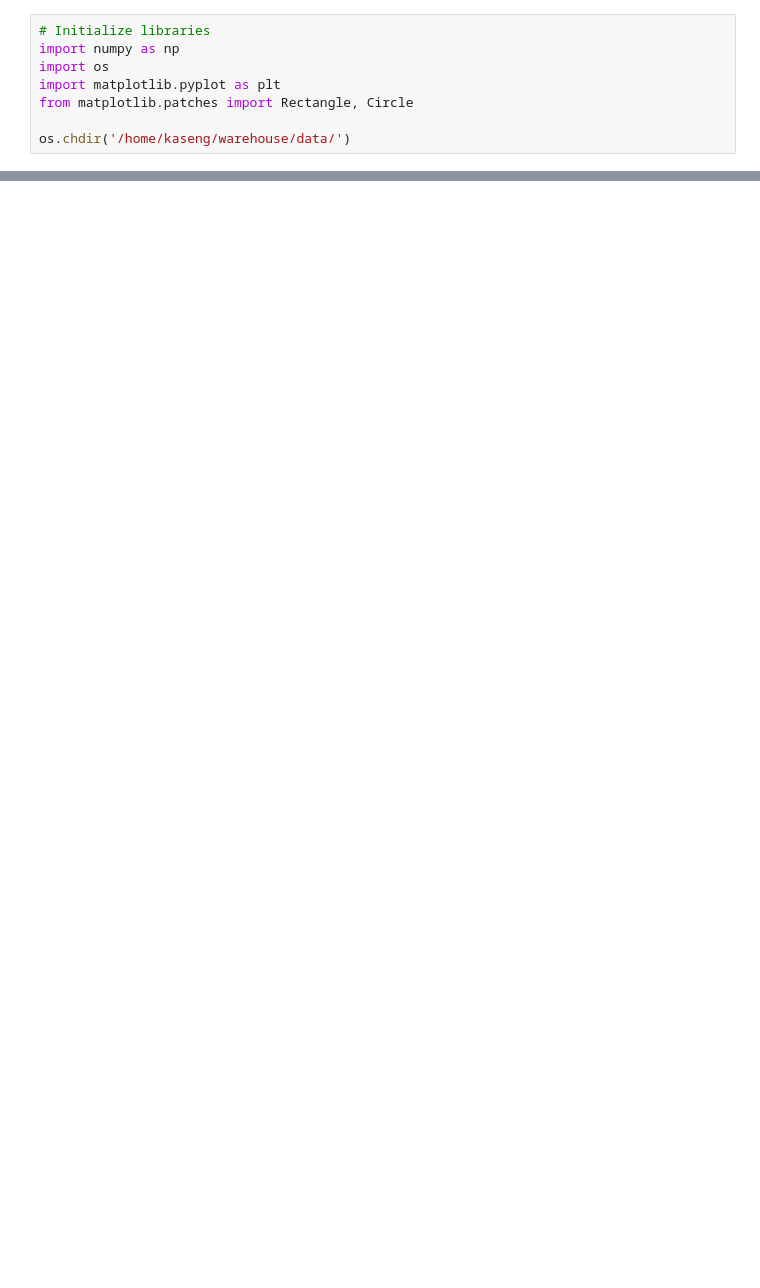
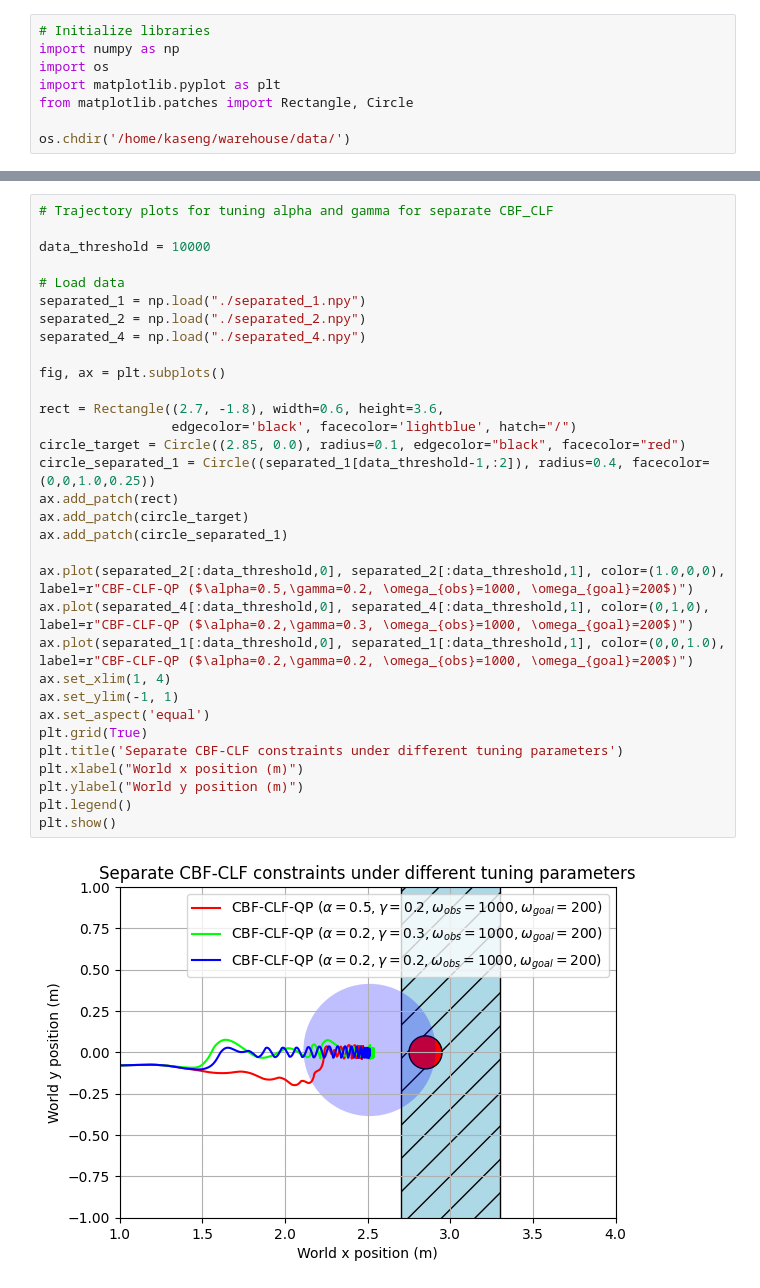
Before and after one commit to famsvip/Robot-Navigation-Collision-Avoidance-, a Jupyter notebook: data/plotting.ipynb, the cells around one changed output, grey strips where cells are left out. Cells and saved outputs as stored; diff of their text form; blank space fills up the shorter version.

```diff
--- a/data/plotting.ipynb
+++ b/data/plotting.ipynb
@@ -107,0 +109,34 @@ plt.show()
+# %%
+# Trajectory plots for tuning alpha and gamma for separate CBF_CLF
+
+data_threshold = 10000
+
+# Load data
+separated_1 = np.load("./separated_1.npy")
+separated_2 = np.load("./separated_2.npy")
+separated_4 = np.load("./separated_4.npy")
+
+fig, ax = plt.subplots()
+
+rect = Rectangle((2.7, -1.8), width=0.6, height=3.6,
+                 edgecolor='black', facecolor='lightblue', hatch="/")
+circle_target = Circle((2.85, 0.0), radius=0.1, edgecolor="black", facecolor="red")
+circle_separated_1 = Circle((separated_1[data_threshold-1,:2]), radius=0.4, facecolor=(0,0,1.0,0.25))
+ax.add_patch(rect)
+ax.add_patch(circle_target)
+ax.add_patch(circle_separated_1)
+
+ax.plot(separated_2[:data_threshold,0], separated_2[:data_threshold,1], color=(1.0,0,0), label=r"CBF-CLF-QP ($\alpha=0.5,\gamma=0.2, \omega_{obs}=1000, \omega_{goal}=200$)")
+ax.plot(separated_4[:data_threshold,0], separated_4[:data_threshold,1], color=(0,1,0), label=r"CBF-CLF-QP ($\alpha=0.2,\gamma=0.3, \omega_{obs}=1000, \omega_{goal}=200$)")
+ax.plot(separated_1[:data_threshold,0], separated_1[:data_threshold,1], color=(0,0,1.0), label=r"CBF-CLF-QP ($\alpha=0.2,\gamma=0.2, \omega_{obs}=1000, \omega_{goal}=200$)")
+ax.set_xlim(1, 4)
+ax.set_ylim(-1, 1)
+ax.set_aspect('equal')
+plt.grid(True)
+plt.title('Separate CBF-CLF constraints under different tuning parameters')
+plt.xlabel("World x position (m)")
+plt.ylabel("World y position (m)")
+plt.legend()
+plt.show()
+# %% [output]
+[figure, added]
```
Also changed, not shown: parts of 13 cells of this notebook, 51 other files.
